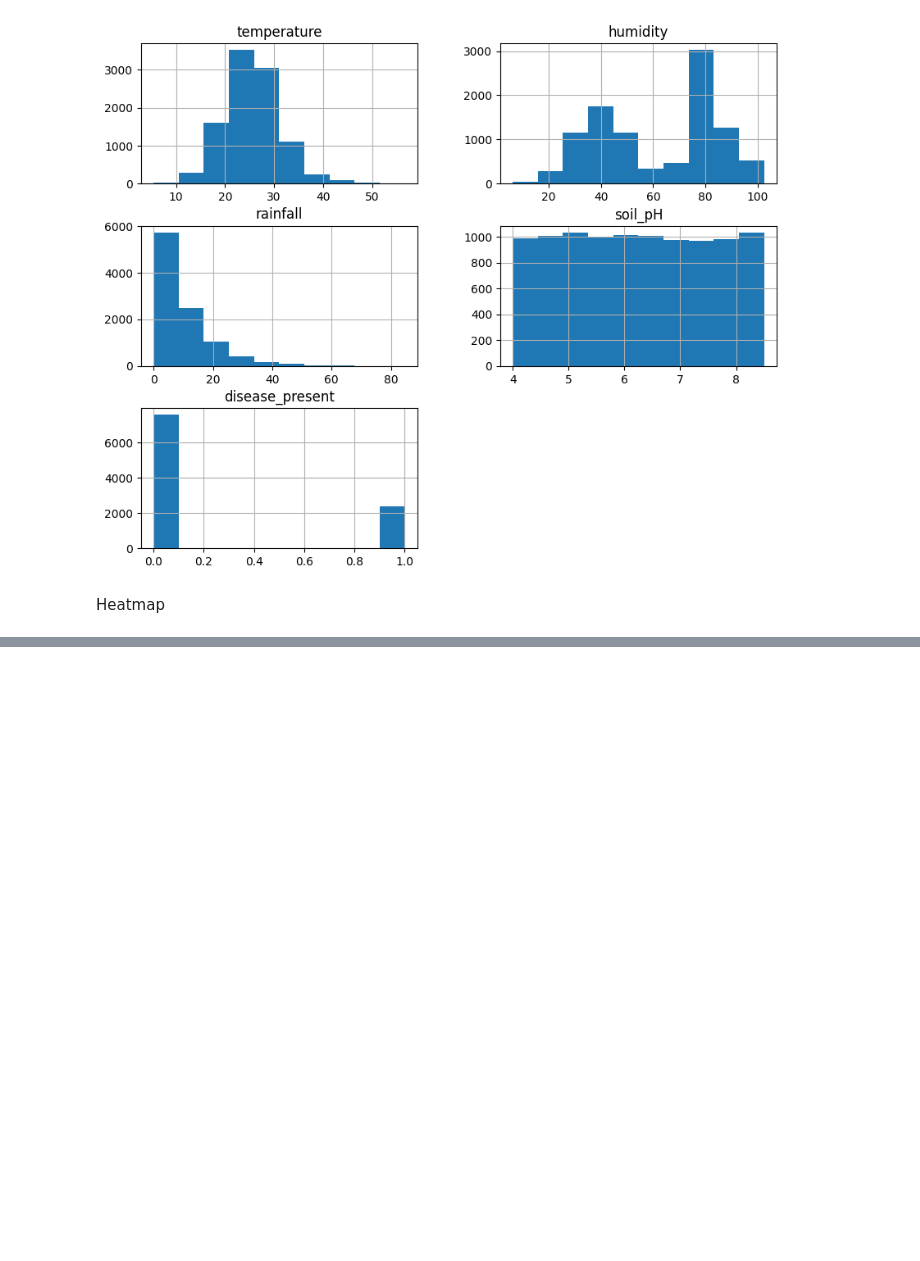
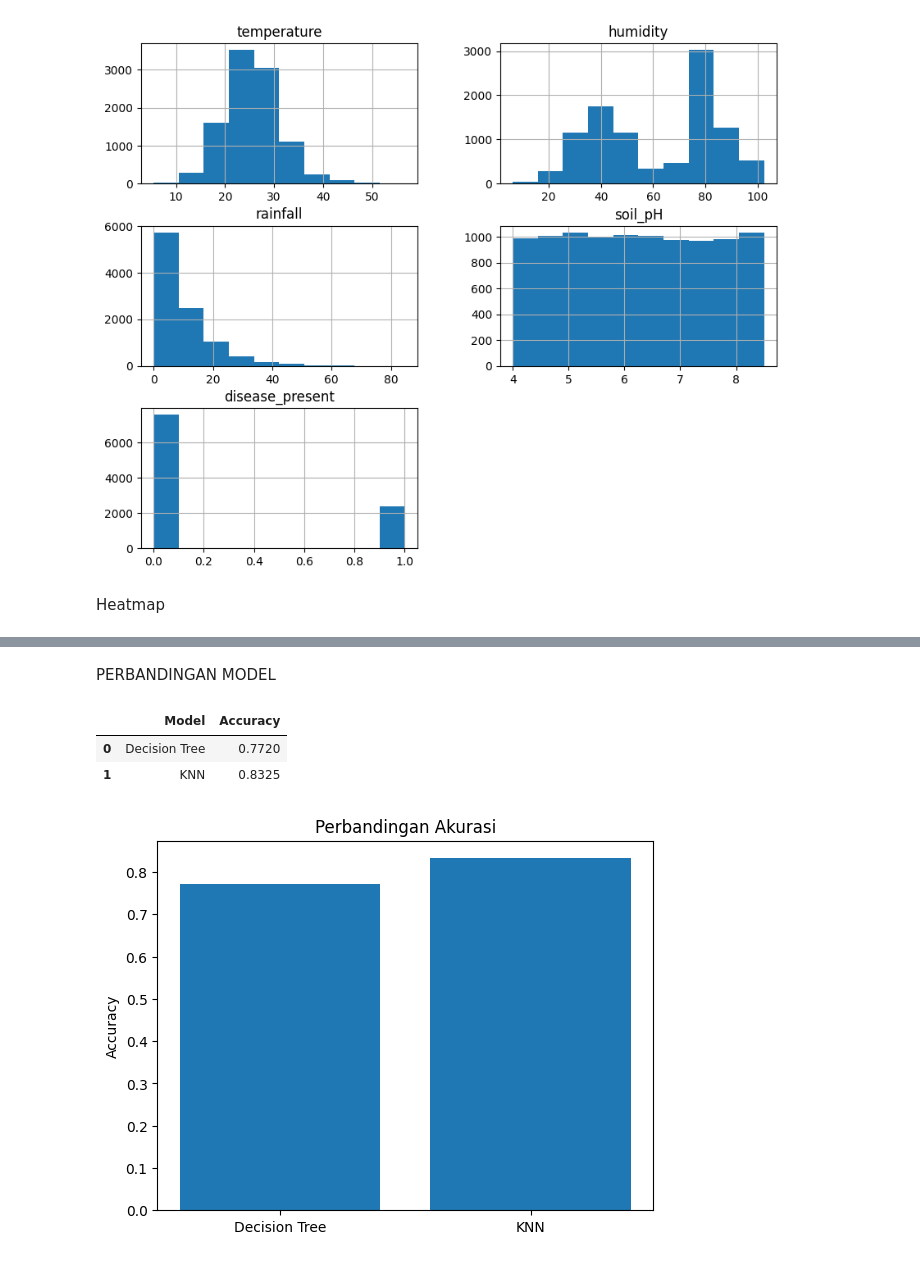
Before and after one commit to wildansonhajul1-dev/UAS-KecerdasanBuatan-PrediksiPenyakitTanamanMenggunakanAlgoritmaDecisionTreedanK-NearestNeighbor, a Jupyter notebook: uas_model.ipynb, the cells around one changed output, grey strips where cells are left out. Cells and saved outputs as stored; diff of their text form; code cells hidden in the pictures; blank space fills up the shorter version.

```diff
--- a/uas_model.ipynb
+++ b/uas_model.ipynb
@@ -245,0 +154,23 @@ plt.show()
+# %% [markdown]
+PERBANDINGAN MODEL
+# %%
+hasil = pd.DataFrame({
+    "Model": ["Decision Tree", "KNN"],
+    "Accuracy": [
+        accuracy_score(y_test, dt_pred),
+        accuracy_score(y_test, knn_pred)
+    ]
+})
+
+hasil
+# %% [output]
+|  | Model | Accuracy |
+| 0 | Decision Tree | 0.7720 |
+| 1 | KNN | 0.8325 |
+# %%
+plt.bar(hasil["Model"], hasil["Accuracy"])
+plt.title("Perbandingan Akurasi")
+plt.ylabel("Accuracy")
+plt.show()
+# %% [output]
+[figure, added]
```
Also changed, not shown: parts of 44 cells of this notebook.
